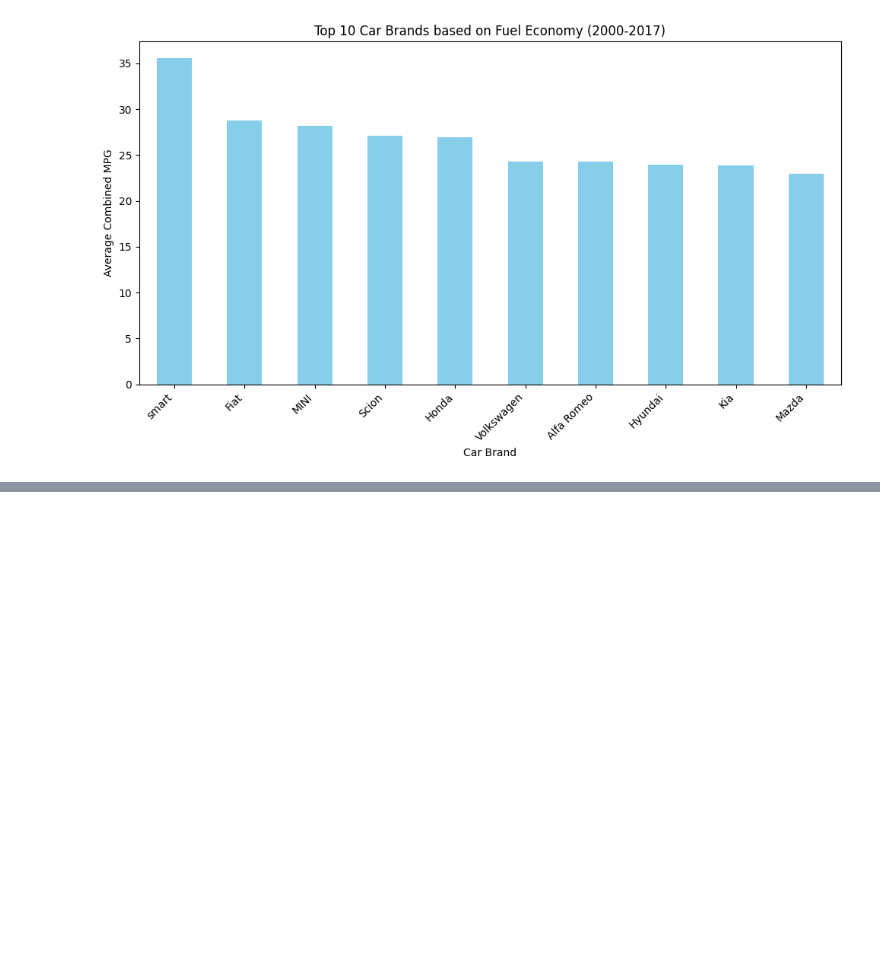
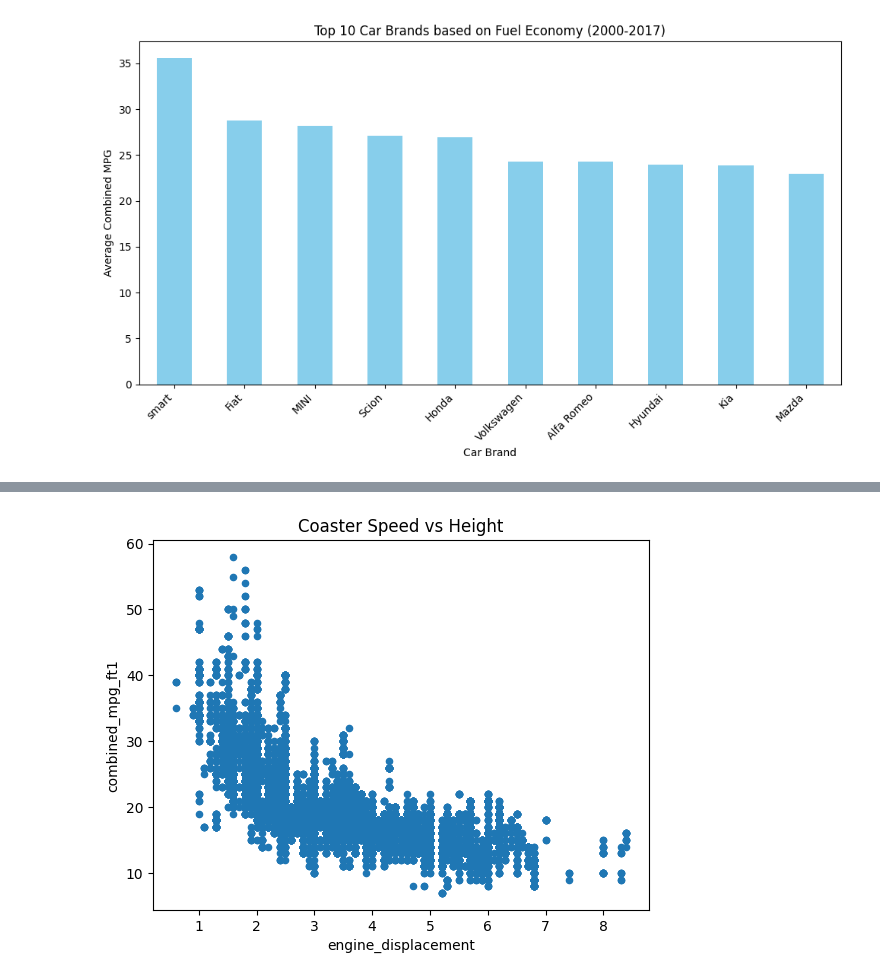
Before and after one commit to HamedRashwan/Fuel_Veciles, a Jupyter notebook: notebooks/Analysis.ipynb, the cells around one changed output, grey strips where cells are left out. Cells and saved outputs as stored; diff of their text form; code cells hidden in the pictures; blank space fills up the shorter version.

```diff
--- a/notebooks/Analysis.ipynb
+++ b/notebooks/Analysis.ipynb
@@ -155,0 +176,6 @@ plt.show()
+# %%
+# Scatter plot showing the Displacement vs Combined MPG distribution
+df.plot(kind='scatter', x='engine_displacement', y='combined_mpg_ft1', title='Coaster Speed vs Height')
+plt.show()
+# %% [output]
+[figure, added]
```
Also changed, not shown: parts of 4 cells of this notebook.
